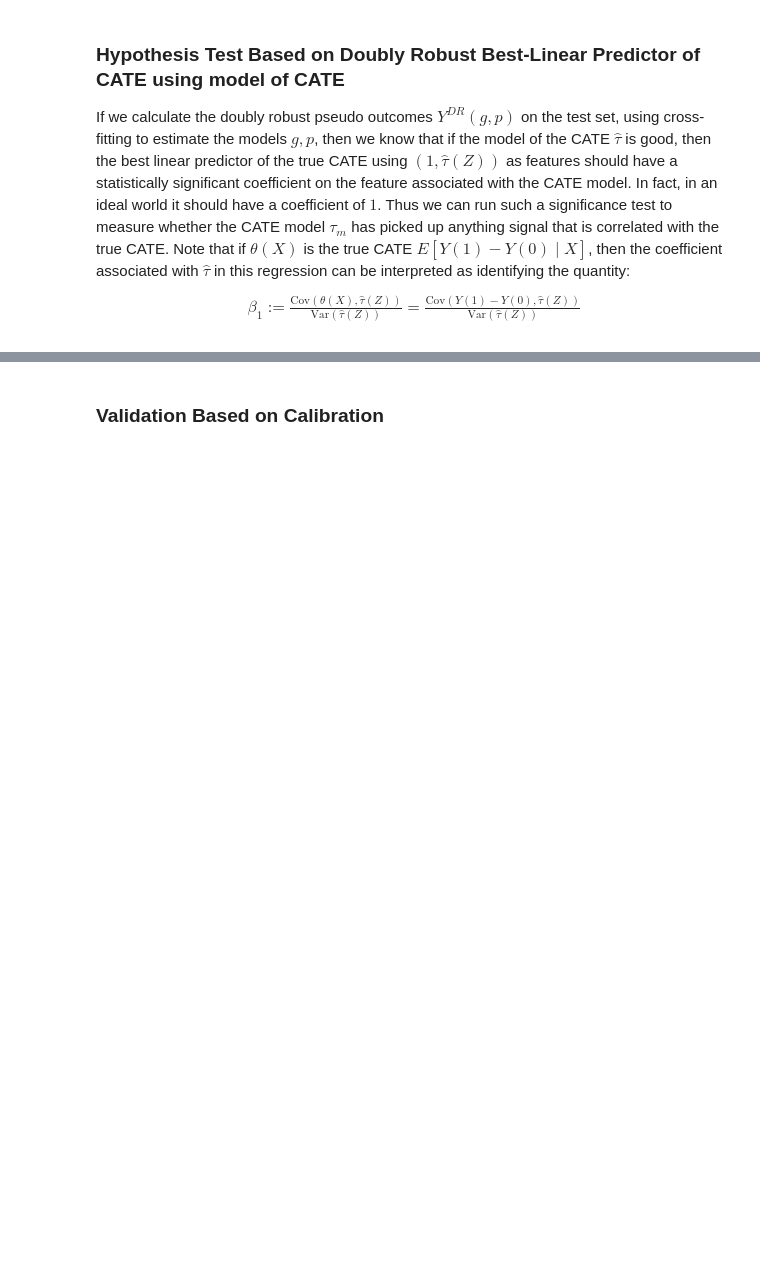
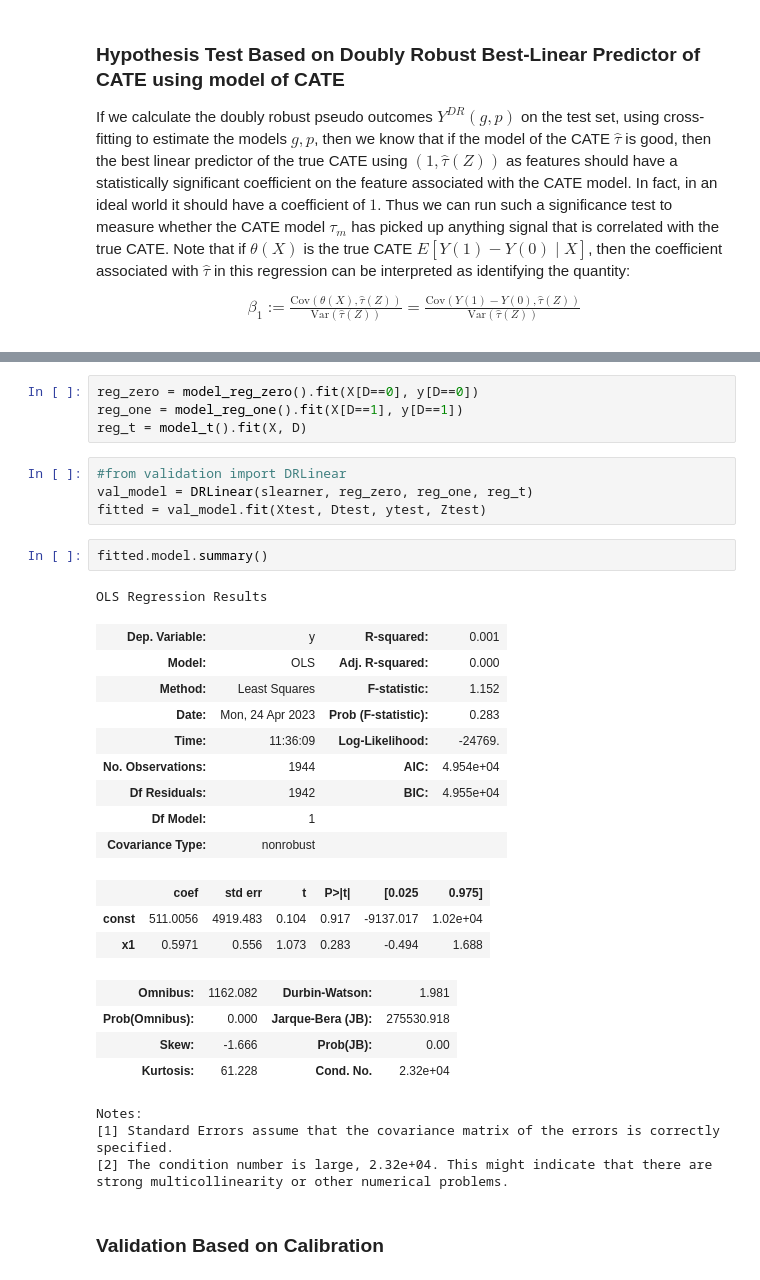
Before and after one commit to evanjflack/econ_ml_scratch, a Jupyter notebook: CATE-estimation.ipynb, the cells around one changed output, grey strips where cells are left out. Cells and saved outputs as stored; diff of their text form; blank space fills up the shorter version.

```diff
--- a/CATE-estimation.ipynb
+++ b/CATE-estimation.ipynb
@@ -1052,3 +1127,35 @@ strong multicollinearity or other numerical problems.
+# %%
+reg_zero = model_reg_zero().fit(X[D==0], y[D==0])
+reg_one = model_reg_one().fit(X[D==1], y[D==1])
+reg_t = model_t().fit(X, D)
+# %%
+#from validation import DRLinear
+val_model = DRLinear(slearner, reg_zero, reg_one, reg_t)
+fitted = val_model.fit(Xtest, Dtest, ytest, Ztest)
+# %%
+fitted.model.summary()
+# %% [output]
+OLS Regression Results
+| Dep. Variable: | y | R-squared: | 0.001 |
+| Model: | OLS | Adj. R-squared: | 0.000 |
+| Method: | Least Squares | F-statistic: | 1.152 |
+| Date: | Mon, 24 Apr 2023 | Prob (F-statistic): | 0.283 |
+| Time: | 11:36:09 | Log-Likelihood: | -24769. |
+| No. Observations: | 1944 | AIC: | 4.954e+04 |
+| Df Residuals: | 1942 | BIC: | 4.955e+04 |
+| Df Model: | 1 |  |  |
+| Covariance Type: | nonrobust |  |  |
+|  | coef | std err | t | P>|t| | [0.025 | 0.975] |
+| const | 511.0056 | 4919.483 | 0.104 | 0.917 | -9137.017 | 1.02e+04 |
+| x1 | 0.5971 | 0.556 | 1.073 | 0.283 | -0.494 | 1.688 |
+| Omnibus: | 1162.082 | Durbin-Watson: | 1.981 |
+| Prob(Omnibus): | 0.000 | Jarque-Bera (JB): | 275530.918 |
+| Skew: | -1.666 | Prob(JB): | 0.00 |
+| Kurtosis: | 61.228 | Cond. No. | 2.32e+04 |
+Notes:
+[1] Standard Errors assume that the covariance matrix of the errors is correctly specified.
+[2] The condition number is large, 2.32e+04. This might indicate that there are
+strong multicollinearity or other numerical problems.
 # %% [markdown]
 ### Validation Based on Calibration
 # %% [markdown]
```
Also changed, not shown: parts of 7 cells of this notebook, 2 other files.
